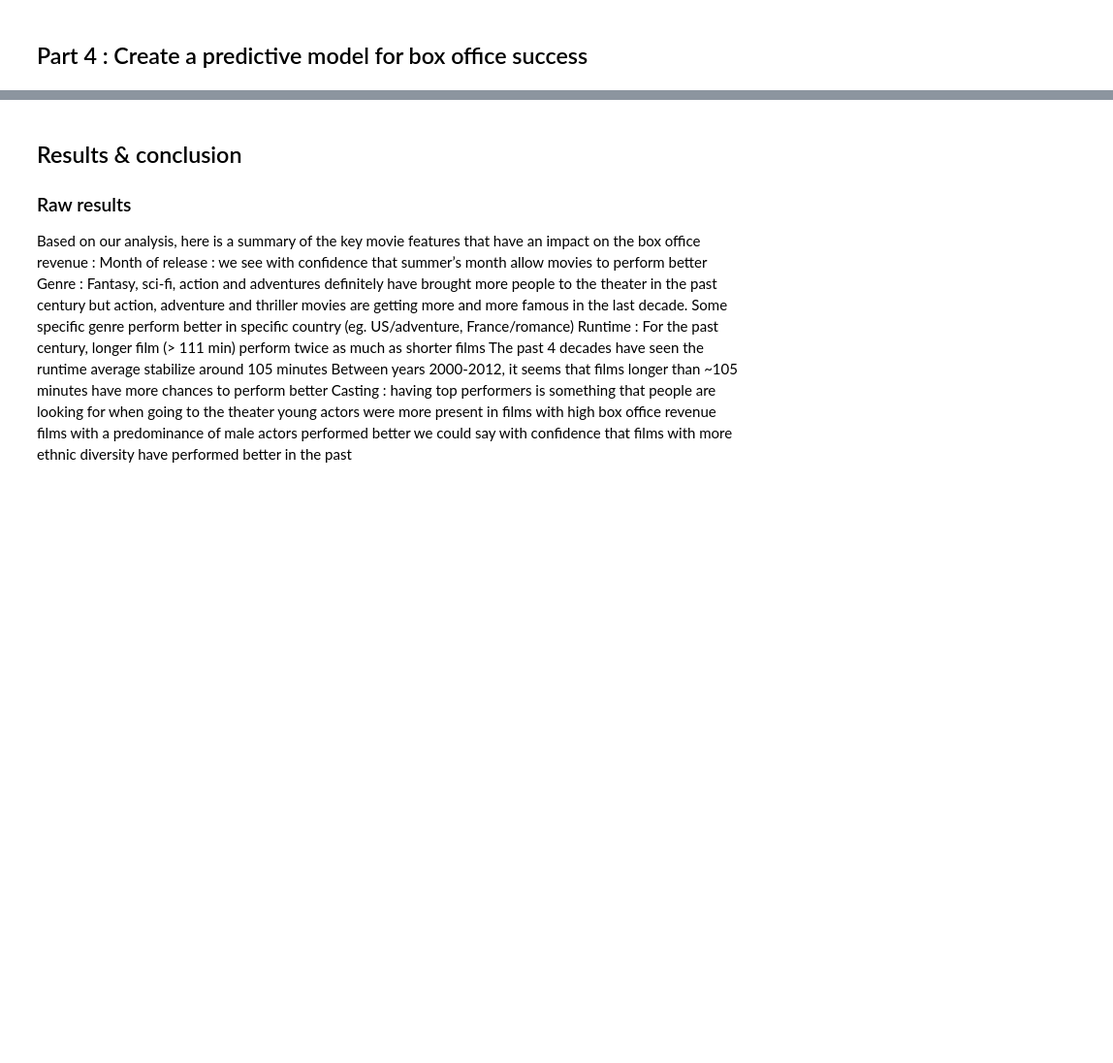
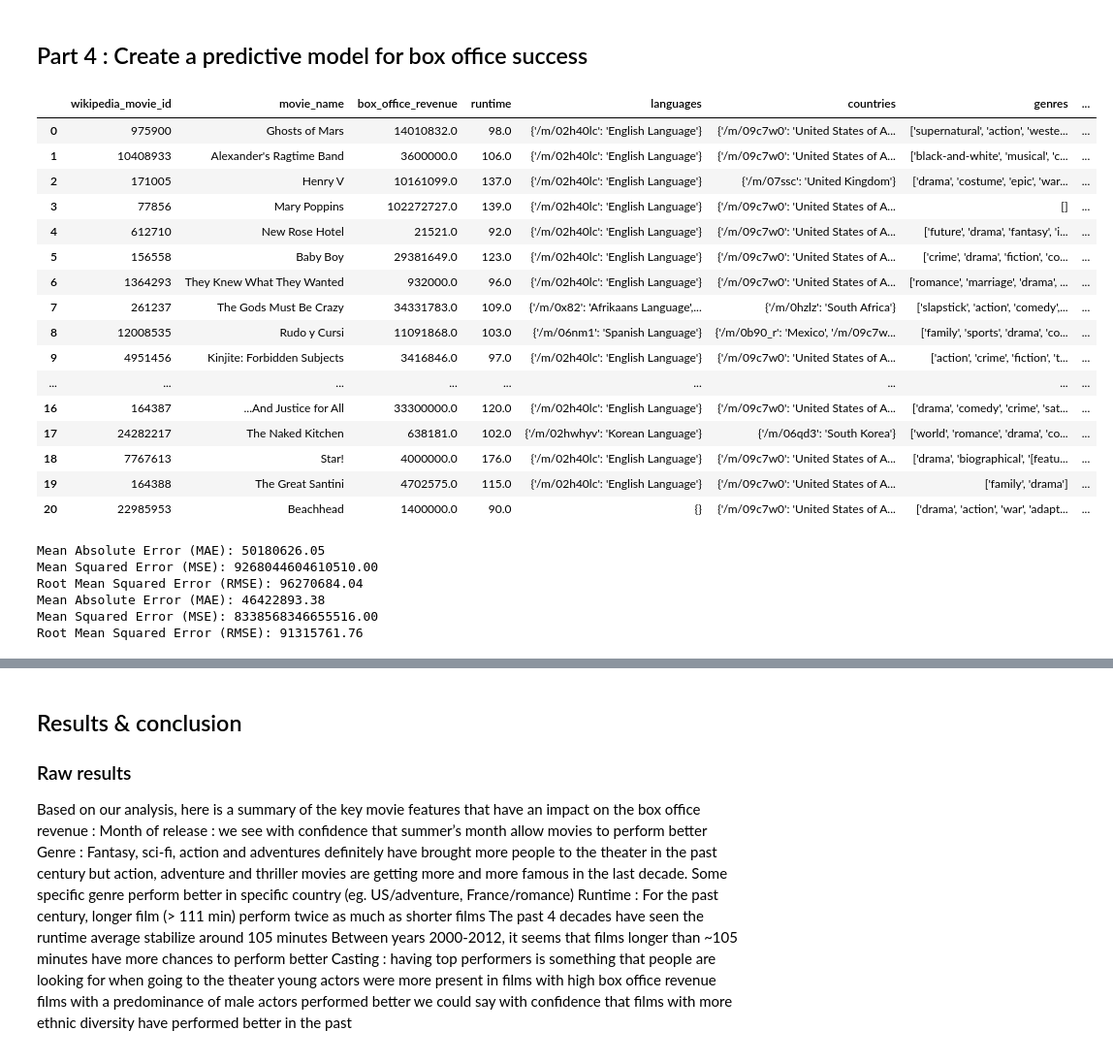
Before and after one commit to epfl-ada/ada-2024-project-awesometeam2024, a Jupyter notebook: results.ipynb, the cells around one changed output, grey strips where cells are left out. Shown at 97% size. Saved outputs shown, nothing was run; the diff lists cells and outputs as text; code cells hidden in the pictures; blank space fills up the shorter version.

Commit message:
add models code

```diff
--- a/results.ipynb
+++ b/results.ipynb
@@ -1118,0 +1123,79 @@ It can be seen that since 1914 (first movie by release data of our dataset) long
+# %%
+# Aggregate Character Data with Unique Actor Names
+character_summary = df_characters.groupby('wikipedia_movie_id').agg(
+    num_actors=('actor_name', 'nunique'),
+    num_male_actors=('actor_name', lambda x: x[df_characters.loc[x.index, 'actor_gender'] == 'M'].nunique()),
+    num_female_actors=('actor_name', lambda x: x[df_characters.loc[x.index, 'actor_gender'] == 'F'].nunique()),
+    avg_actor_age=('actor_name', lambda x: pd.to_numeric(df_characters.loc[x.index, 'actor_age'], errors='coerce')
+                   .drop_duplicates().mean() if not df_characters.loc[x.index, 'actor_age'].eq('Unknown').all() else np.nan),
+    ethnicity_list=('actor_name', lambda x: list(set(df_characters.loc[x.index, 'actor_ethnicity'].dropna())))
+).reset_index()
+# %%
+# Merge Aggregated Character Data with Movie Metadata
+# `wikipedia_movie_id` is the common key
+df_combined = df_movies.merge(character_summary, on='wikipedia_movie_id', how='left')
+# %%
+df_combined['is_holiday_release'] = df_combined['release_month'].isin([6, 7, 8, 12]).astype(int)
+# %%
+# Remove rows with NaN values across chosen features
+df_combined.dropna(subset=['runtime', 'release_year', 'is_holiday_release', 'num_actors', 'num_male_actors',
+                           'num_female_actors', 'avg_actor_age'], inplace=True)
+# %%
+df_combined.head(20)
+# %% [output]
+|  | wikipedia_movie_id | movie_name | box_office_revenue | runtime | languages | countries | genres | ... |
+| 0 | 975900 | Ghosts of Mars | 14010832.0 | 98.0 | {'/m/02h40lc': 'English Language'} | {'/m/09c7w0': 'United States of A... | ['supernatural', 'action', 'weste... | ... |
+| 1 | 10408933 | Alexander's Ragtime Band | 3600000.0 | 106.0 | {'/m/02h40lc': 'English Language'} | {'/m/09c7w0': 'United States of A... | ['black-and-white', 'musical', 'c... | ... |
+| 2 | 171005 | Henry V | 10161099.0 | 137.0 | {'/m/02h40lc': 'English Language'} | {'/m/07ssc': 'United Kingdom'} | ['drama', 'costume', 'epic', 'war... | ... |
+| 3 | 77856 | Mary Poppins | 102272727.0 | 139.0 | {'/m/02h40lc': 'English Language'} | {'/m/09c7w0': 'United States of A... | [] | ... |
+| 4 | 612710 | New Rose Hotel | 21521.0 | 92.0 | {'/m/02h40lc': 'English Language'} | {'/m/09c7w0': 'United States of A... | ['future', 'drama', 'fantasy', 'i... | ... |
+| 5 | 156558 | Baby Boy | 29381649.0 | 123.0 | {'/m/02h40lc': 'English Language'} | {'/m/09c7w0': 'United States of A... | ['crime', 'drama', 'fiction', 'co... | ... |
+| 6 | 1364293 | They Knew What They Wanted | 932000.0 | 96.0 | {'/m/02h40lc': 'English Language'} | {'/m/09c7w0': 'United States of A... | ['romance', 'marriage', 'drama', ... | ... |
+| 7 | 261237 | The Gods Must Be Crazy | 34331783.0 | 109.0 | {'/m/0x82': 'Afrikaans Language',... | {'/m/0hzlz': 'South Africa'} | ['slapstick', 'action', 'comedy',... | ... |
+| 8 | 12008535 | Rudo y Cursi | 11091868.0 | 103.0 | {'/m/06nm1': 'Spanish Language'} | {'/m/0b90_r': 'Mexico', '/m/09c7w... | ['family', 'sports', 'drama', 'co... | ... |
+| 9 | 4951456 | Kinjite: Forbidden Subjects | 3416846.0 | 97.0 | {'/m/02h40lc': 'English Language'} | {'/m/09c7w0': 'United States of A... | ['action', 'crime', 'fiction', 't... | ... |
+| ... | ... | ... | ... | ... | ... | ... | ... | ... |
+| 16 | 164387 | ...And Justice for All | 33300000.0 | 120.0 | {'/m/02h40lc': 'English Language'} | {'/m/09c7w0': 'United States of A... | ['drama', 'comedy', 'crime', 'sat... | ... |
+| 17 | 24282217 | The Naked Kitchen | 638181.0 | 102.0 | {'/m/02hwhyv': 'Korean Language'} | {'/m/06qd3': 'South Korea'} | ['world', 'romance', 'drama', 'co... | ... |
+| 18 | 7767613 | Star! | 4000000.0 | 176.0 | {'/m/02h40lc': 'English Language'} | {'/m/09c7w0': 'United States of A... | ['drama', 'biographical', '[featu... | ... |
+| 19 | 164388 | The Great Santini | 4702575.0 | 115.0 | {'/m/02h40lc': 'English Language'} | {'/m/09c7w0': 'United States of A... | ['family', 'drama'] | ... |
+| 20 | 22985953 | Beachhead | 1400000.0 | 90.0 | {} | {'/m/09c7w0': 'United States of A... | ['drama', 'action', 'war', 'adapt... | ... |
+# %%
+from sklearn.model_selection import train_test_split
+from sklearn.preprocessing import StandardScaler
+from src.models.random_forest_regression import RandomForestModel
+from src.models.gradient_boosting_regressor import GradientBoostingRegressorModel
+
+# Define the features and target
+features = ['runtime', 'release_year', 'is_holiday_release', 'num_actors', 'num_male_actors',
+            'num_female_actors', 'avg_actor_age']
+target = 'box_office_revenue'
+
+X = df_combined[features]
+y = df_combined[target]
+
+# Split the data into training and testing sets
+X_train, X_test, y_train, y_test = train_test_split(X, y, test_size=0.2, random_state=42)
+
+# Standardize the features
+scaler = StandardScaler()
+X_train_scaled = scaler.fit_transform(X_train)
+X_test_scaled = scaler.transform(X_test)
+
+# Initialize models
+rf_model = RandomForestModel()
+gb_model = GradientBoostingRegressorModel()
+
+# Train and evaluate each model
+rf_model.train(X_train_scaled, y_train)
+rf_results = rf_model.evaluate(X_test_scaled, y_test)
+
+gb_model.train(X_train_scaled, y_train)
+gb_results = gb_model.evaluate(X_test_scaled, y_test)
+# %% [output]
+Mean Absolute Error (MAE): 50180626.05
+Mean Squared Error (MSE): 9268044604610510.00
+Root Mean Squared Error (RMSE): 96270684.04
+Mean Absolute Error (MAE): 46422893.38
+Mean Squared Error (MSE): 8338568346655516.00
+Root Mean Squared Error (RMSE): 91315761.76
```
Also changed, not shown: parts of 5 cells of this notebook, 1 other file.
